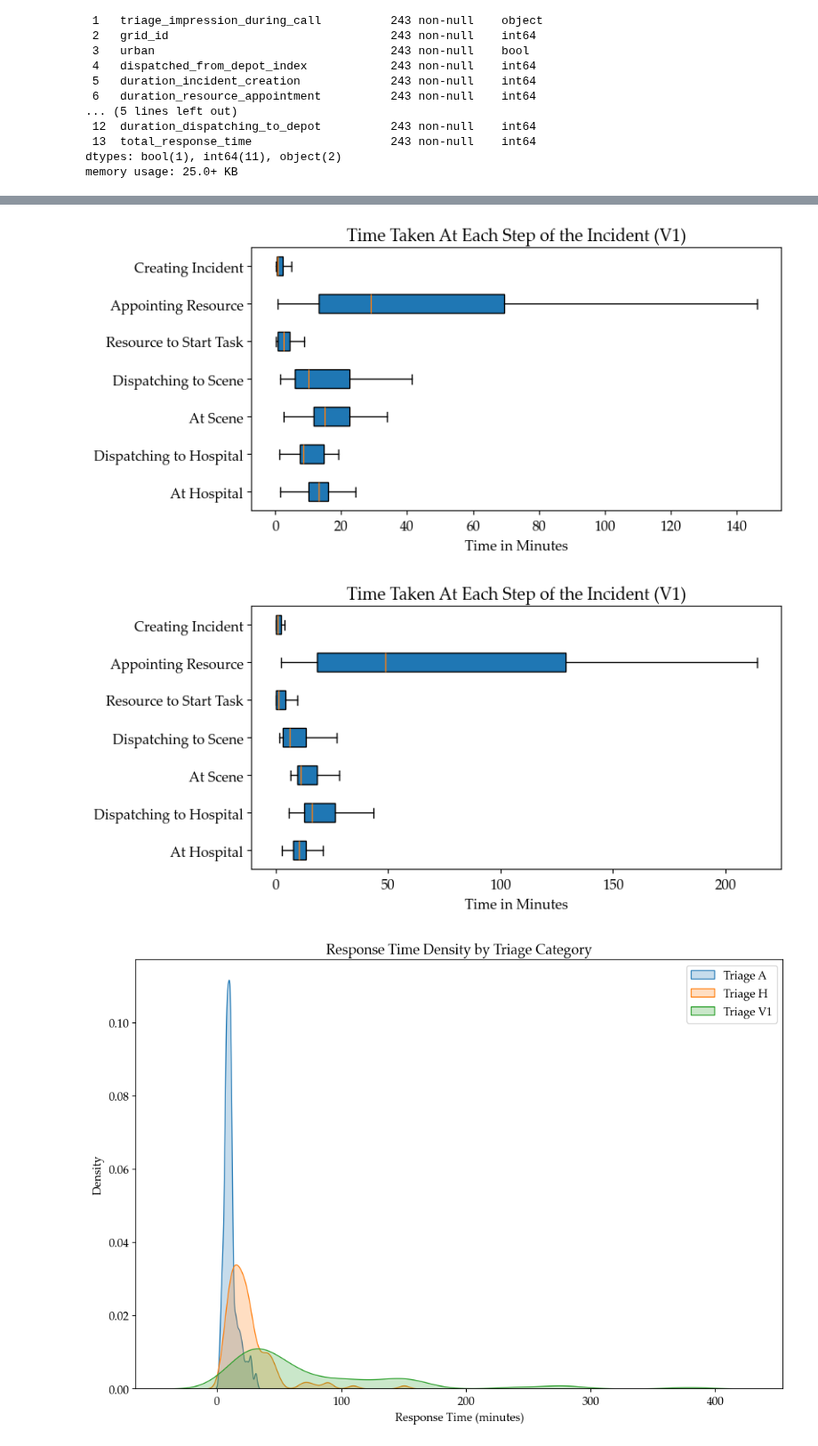
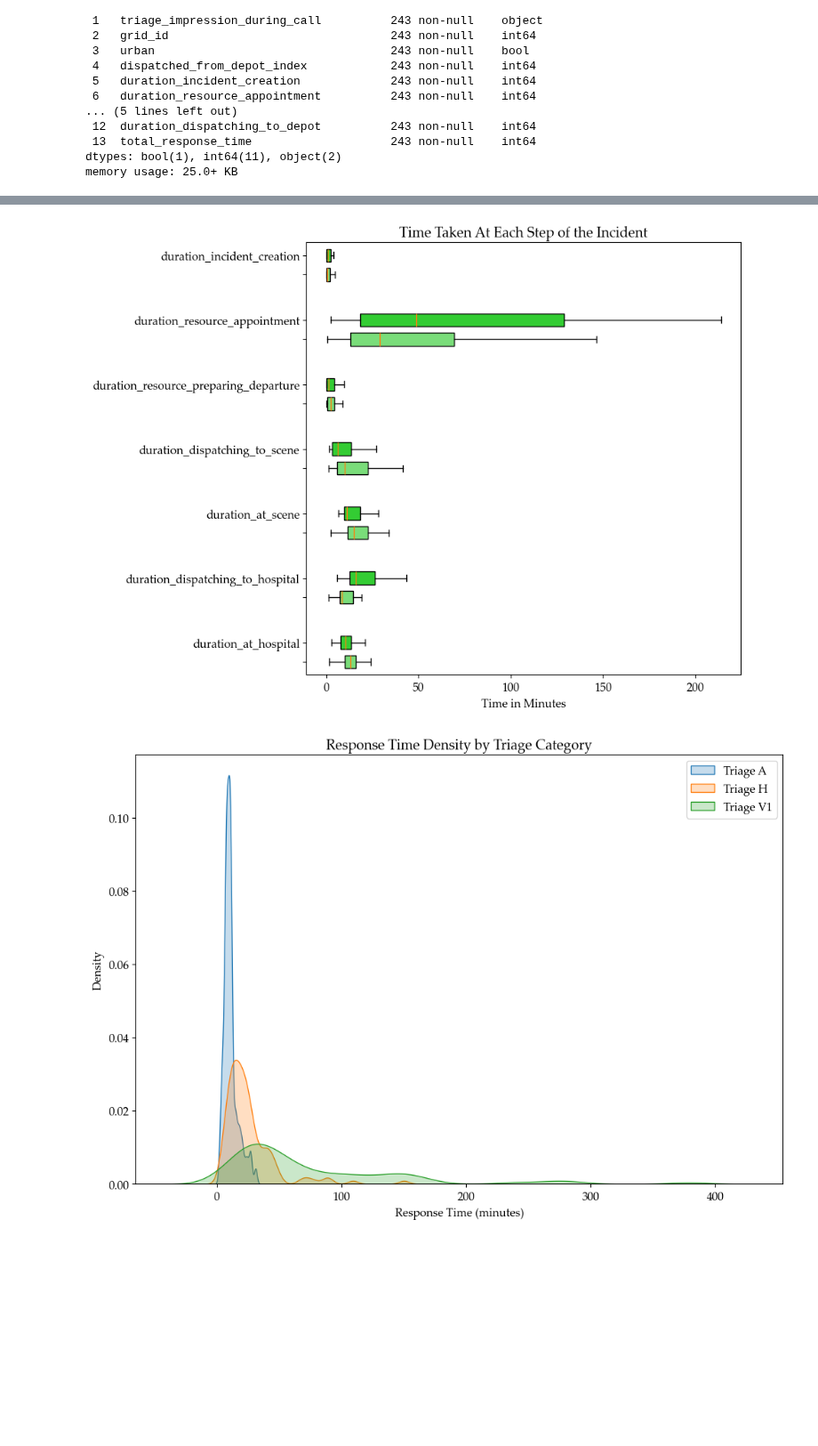
Before and after one commit to Emergency-Optimizers/Data-Processing, a Jupyter notebook: source/analysis/simulator/events.ipynb, the cells around one changed output, grey strips where cells are left out. Shown at 89% size. Cells and saved outputs as stored; diff of their text form; code cells hidden in the pictures; blank space fills up the shorter version.

```diff
--- a/source/analysis/simulator/events.ipynb
+++ b/source/analysis/simulator/events.ipynb
@@ -151,9 +244,12 @@ plotter.boxplot_time_at_steps(data_loader.enhanced_incidents_df, "H", ("2018-03-
 # %%
-boxplot_time_at_steps_modified(df, "V1")
-plotter.boxplot_time_at_steps(data_loader.enhanced_incidents_df, "V1", ("2018-03-20 07:00:00", "2018-03-20 18:59:59"))
+boxplot_time_at_steps(
+    historic_dataframe=data_loader.enhanced_incidents_df,
+    simulated_dataframe=df,
+    bounds=("2018-03-20 07:00:00", "2018-03-20 18:59:59"),
+    triage_impressions=["V1"]
+)
 # %% [output]
-[figure, old version]
+[figure, new version]
-[figure, removed]
 # %%
 plot_response_time_density(df)
 # %% [output]
```
Also changed, not shown: parts of 3 cells of this notebook.
